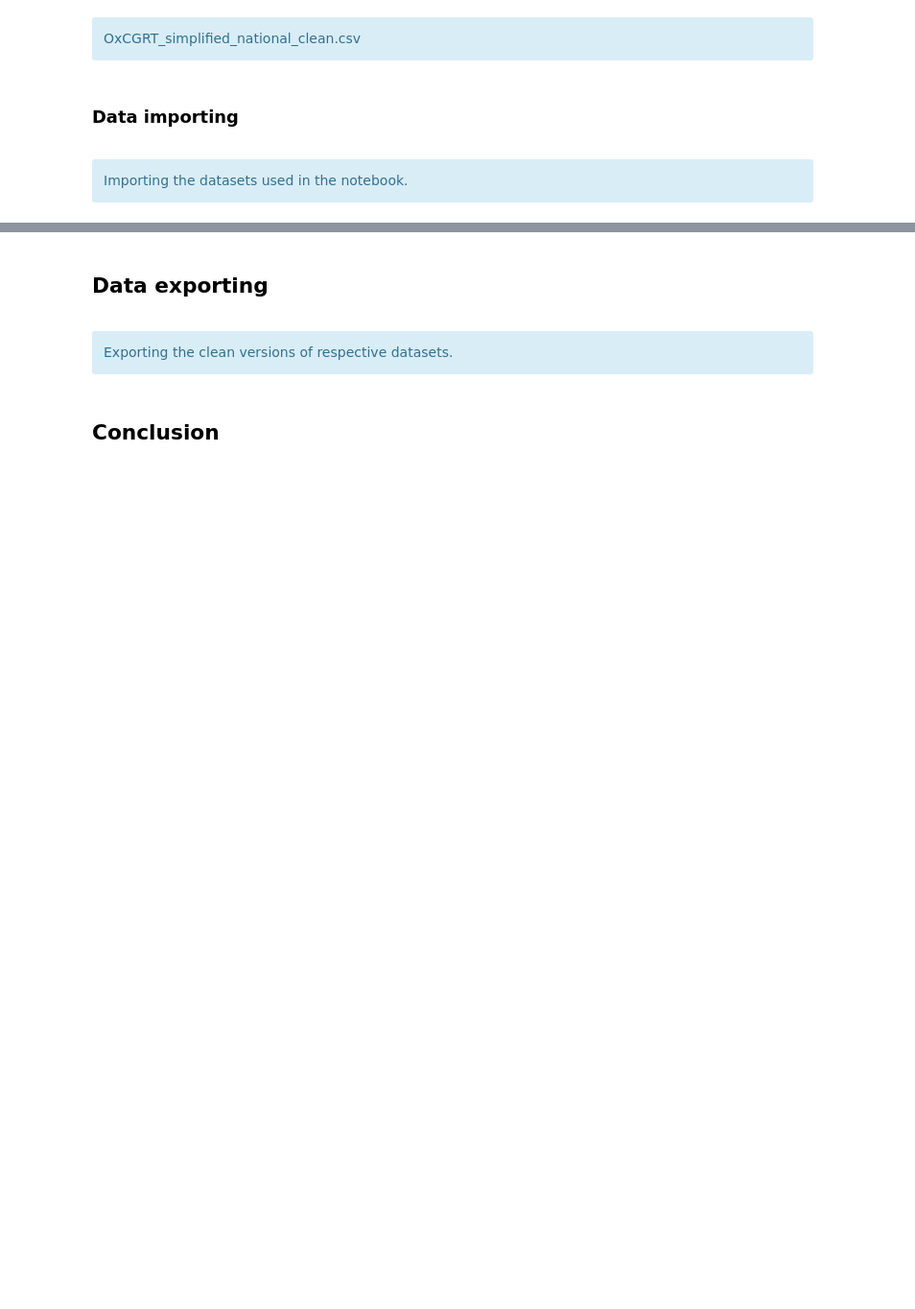
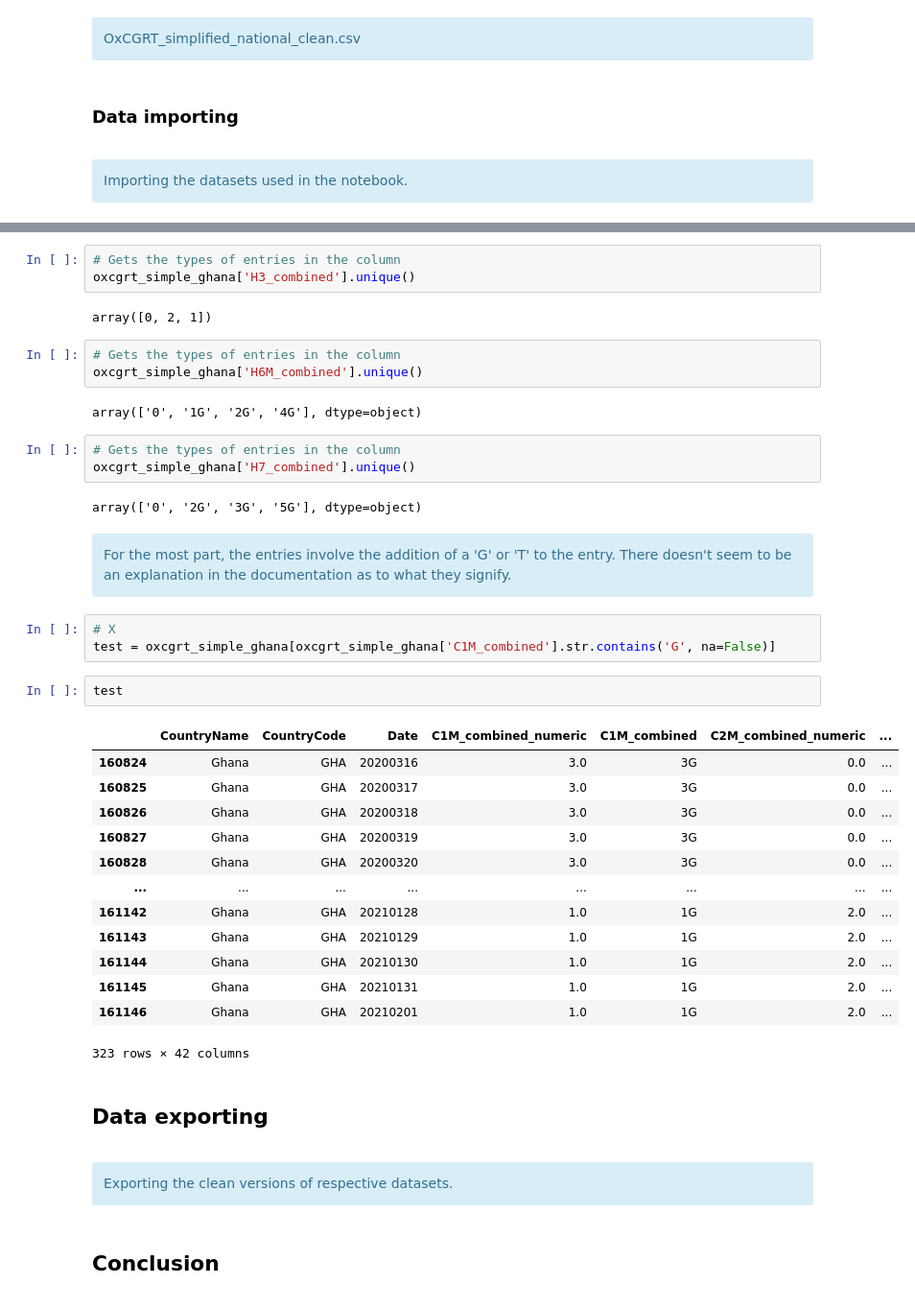
Before and after one commit to LawrenceKay/worldwide_covid_policy, a Jupyter notebook: notebooks/WCP_oxcgrt_simplified_EDA.ipynb, the cells around one changed output, grey strips where cells are left out. Shown at 96% size. Cells and saved outputs as stored; diff of their text form; blank space fills up the shorter version.

```diff
--- a/notebooks/WCP_oxcgrt_simplified_EDA.ipynb
+++ b/notebooks/WCP_oxcgrt_simplified_EDA.ipynb
@@ -253,3 +407,42 @@ oxcgrt_simple
+# %%
+# Gets the types of entries in the column
+oxcgrt_simple_ghana['H3_combined'].unique()
+# %% [output]
+array([0, 2, 1])
+# %%
+# Gets the types of entries in the column
+oxcgrt_simple_ghana['H6M_combined'].unique()
+# %% [output]
+array(['0', '1G', '2G', '4G'], dtype=object)
+# %%
+# Gets the types of entries in the column
+oxcgrt_simple_ghana['H7_combined'].unique()
+# %% [output]
+array(['0', '2G', '3G', '5G'], dtype=object)
+# %% [markdown]
+<div class="alert-info">
+For the most part, the entries involve the addition of a 'G' or 'T' to the entry. There doesn't seem to be an explanation in the documentation as to what they signify.
+
+</div>
+# %%
+# X
+test = oxcgrt_simple_ghana[oxcgrt_simple_ghana['C1M_combined'].str.contains('G', na=False)]
+# %%
+test
+# %% [output]
+|  | CountryName | CountryCode | Date | C1M_combined_numeric | C1M_combined | C2M_combined_numeric | ... |
+| 160824 | Ghana | GHA | 20200316 | 3.0 | 3G | 0.0 | ... |
+| 160825 | Ghana | GHA | 20200317 | 3.0 | 3G | 0.0 | ... |
+| 160826 | Ghana | GHA | 20200318 | 3.0 | 3G | 0.0 | ... |
+| 160827 | Ghana | GHA | 20200319 | 3.0 | 3G | 0.0 | ... |
+| 160828 | Ghana | GHA | 20200320 | 3.0 | 3G | 0.0 | ... |
+| ... | ... | ... | ... | ... | ... | ... | ... |
+| 161142 | Ghana | GHA | 20210128 | 1.0 | 1G | 2.0 | ... |
+| 161143 | Ghana | GHA | 20210129 | 1.0 | 1G | 2.0 | ... |
+| 161144 | Ghana | GHA | 20210130 | 1.0 | 1G | 2.0 | ... |
+| 161145 | Ghana | GHA | 20210131 | 1.0 | 1G | 2.0 | ... |
+| 161146 | Ghana | GHA | 20210201 | 1.0 | 1G | 2.0 | ... |
+323 rows × 42 columns
 # %% [markdown]
 ## Data exporting
 <a id='data_exporting'></a>
```
Also changed, not shown: parts of 48 cells of this notebook.
